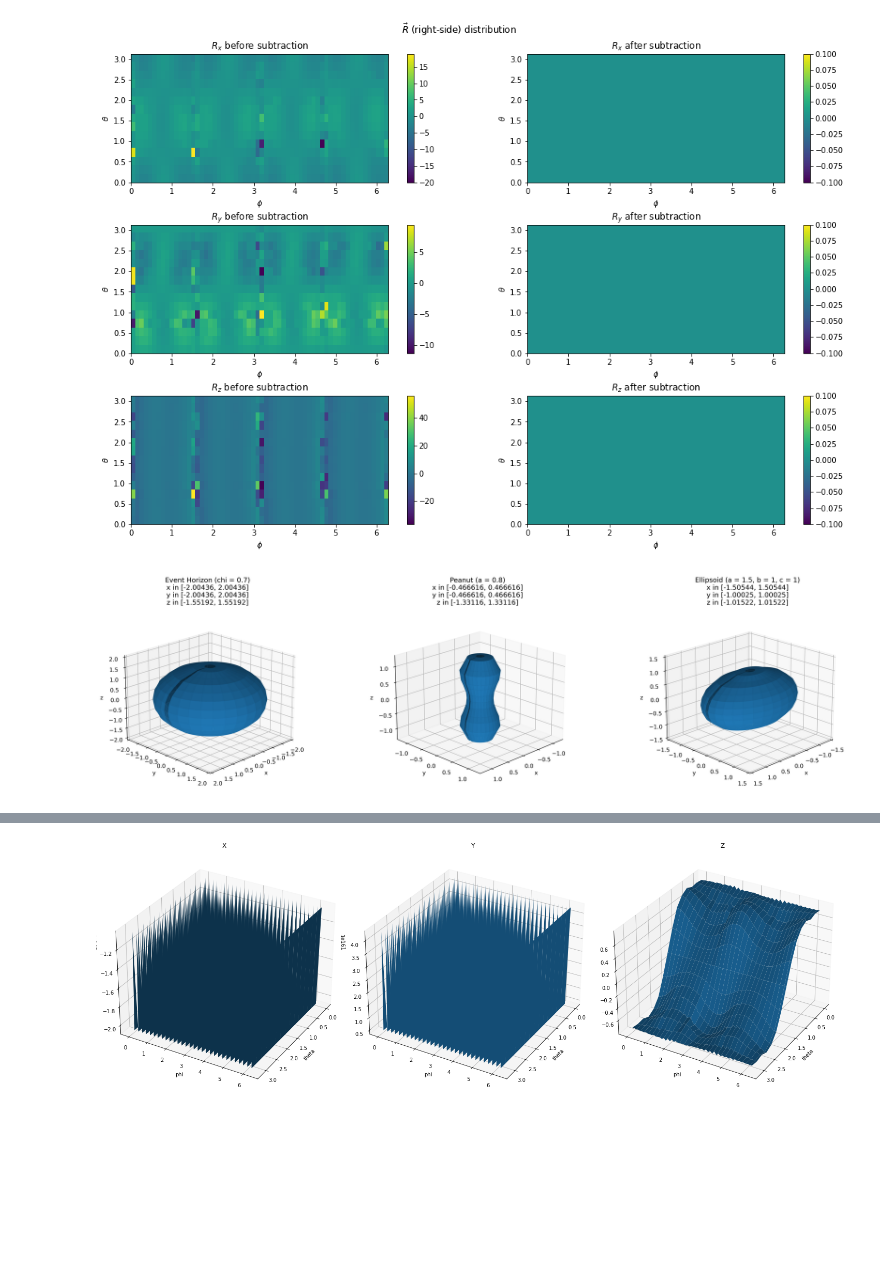
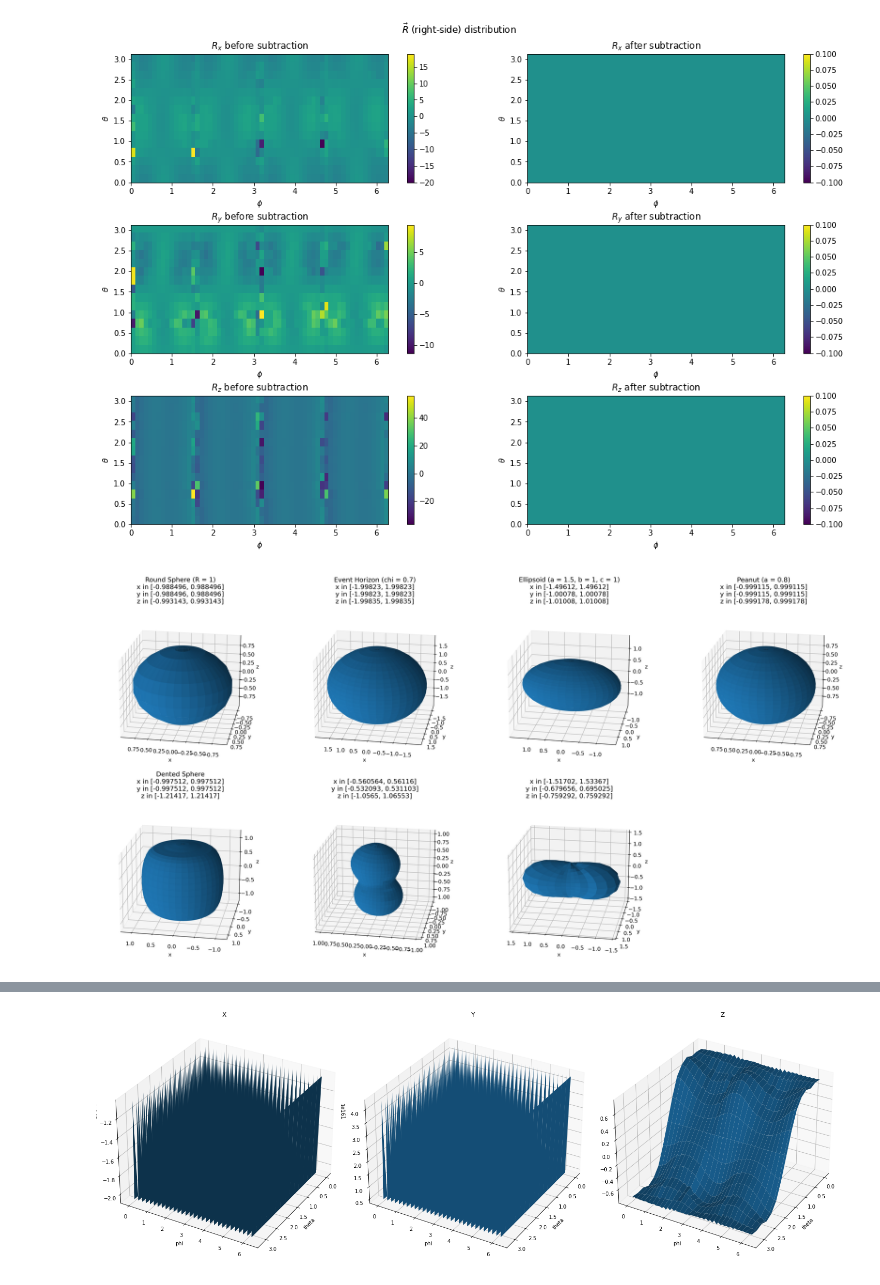
Before and after one commit to iago-mendes/eucled, a Jupyter notebook: src/exercises/08-embedding/assets/plots.ipynb, the cells around one changed output, grey strips where cells are left out. Saved outputs shown, nothing was run; the diff lists cells and outputs as text; code cells hidden in the pictures; blank space fills up the shorter version.

```diff
--- a/src/exercises/08-embedding/assets/plots.ipynb
+++ b/src/exercises/08-embedding/assets/plots.ipynb
@@ -270,17 +271,21 @@ plt.show()
 # %% [output]
 [figure]
 # %%
-# values = ['round', 'horizon', 'ellipsoid', 'peanut', 'dented']
-values = ['horizon', 'peanut', 'ellipsoid']
+values = ['round_10x40', 'horizon_30x120', 'ellipsoid_30x120', 'peanut_30x120', 'dented_30x120', 'nonaxi_peanut_30x120', 'numerical_15x60']
+# values = ['horizon', 'peanut', 'ellipsoid']
 
-N_theta = 15
-N_phi = 4*N_theta
+# N_theta = 15
+# N_phi = 4*N_theta
 
 fig = plt.figure(layout="constrained")
 
 index = 1
 for value in values:
-	embedding = np.genfromtxt(f'embedding_{value}_{N_theta}x{N_phi}.csv', delimiter=',')
+	N_theta, N_phi = str(value.split('_')[-1]).split('x')
+	N_theta = int(N_theta)
+	N_phi = int(N_phi)
+
+	embedding = np.genfromtxt(f'embedding_{value}.csv', delimiter=',')
 
 	x = embedding[:,0]
 	y = embedding[:,1]
@@ -290,45 +295,40 @@ for value in values:
 	Y = np.reshape(y, (N_theta, N_phi))
 	Z = np.reshape(z, (N_theta, N_phi))
 
-	ax = fig.add_subplot(2, 3, index, projection='3d')
+	ax = fig.add_subplot(2, 4, index, projection='3d')
 	ax.plot_surface(X, Y, Z)
 
-	side = 0
+	side = max(max(x), max(y), max(z))
 
-	match value:
+	match value.split('_')[0]:
 		case 'round':
-			side = 2
-			plt.title(f'Round Sphere (R = 2)\nx in [{min(x)}, {max(x)}]\ny in [{min(y)}, {max(y)}]\nz in [{min(z)}, {max(z)}]')
+			plt.title(f'Round Sphere (R = 1)\nx in [{min(x)}, {max(x)}]\ny in [{min(y)}, {max(y)}]\nz in [{min(z)}, {max(z)}]')
 		case 'horizon':
-			side = 2
 			plt.title(f'Event Horizon (chi = 0.7)\nx in [{min(x)}, {max(x)}]\ny in [{min(y)}, {max(y)}]\nz in [{min(z)}, {max(z)}]')
 		case 'ellipsoid':
-			side = 1.5
 			plt.title(f'Ellipsoid (a = 1.5, b = 1, c = 1)\nx in [{min(x)}, {max(x)}]\ny in [{min(y)}, {max(y)}]\nz in [{min(z)}, {max(z)}]')
 		case 'peanut':
-			side = 1.3
 			plt.title(f'Peanut (a = 0.8)\nx in [{min(x)}, {max(x)}]\ny in [{min(y)}, {max(y)}]\nz in [{min(z)}, {max(z)}]')
 		case 'dented':
-			side = 1.2
 			plt.title(f'Dented Sphere\nx in [{min(x)}, {max(x)}]\ny in [{min(y)}, {max(y)}]\nz in [{min(z)}, {max(z)}]')
 		case _:
 			plt.title(f'x in [{min(x)}, {max(x)}]\ny in [{min(y)}, {max(y)}]\nz in [{min(z)}, {max(z)}]')
 
 	ax.set_xlabel("x")
 	ax.set_ylabel("y")
 	ax.set_zlabel("z")
 
 	ax.set_xlim(-side, side)
 	ax.set_ylim(-side, side)
 	ax.set_zlim(-side, side)
-	ax.view_init(20, 45) # elev, azim
+	ax.view_init(20, 100) # elev, azim
 
 	index += 1
 
 fig.set_size_inches(20, 10)
 fig.set_dpi(300)
 
 plt.show()
 # %% [output]
-[figure, old version]
+[figure, new version]
 # %%
```
Also changed, not shown: parts of 2 cells of this notebook, 3 other files.
